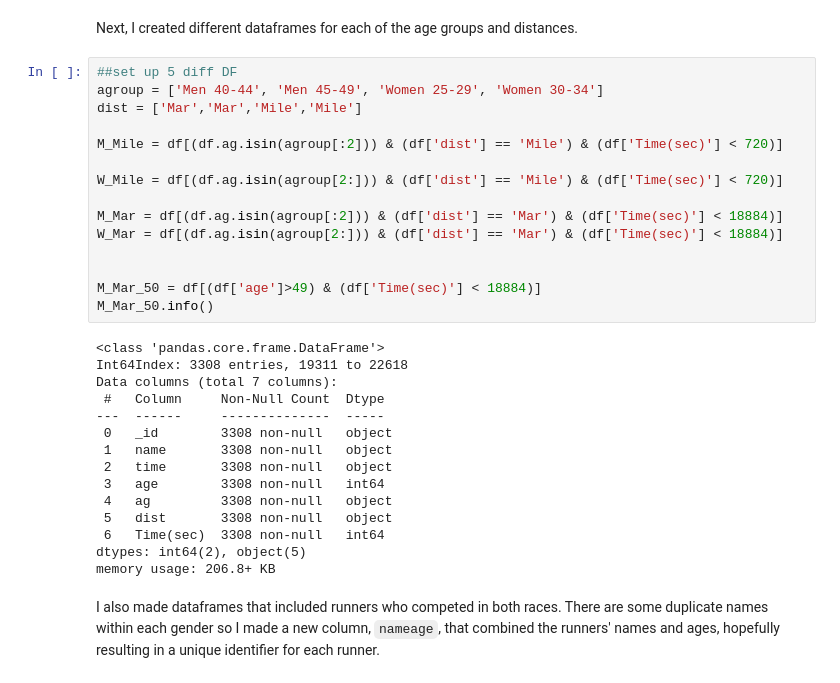
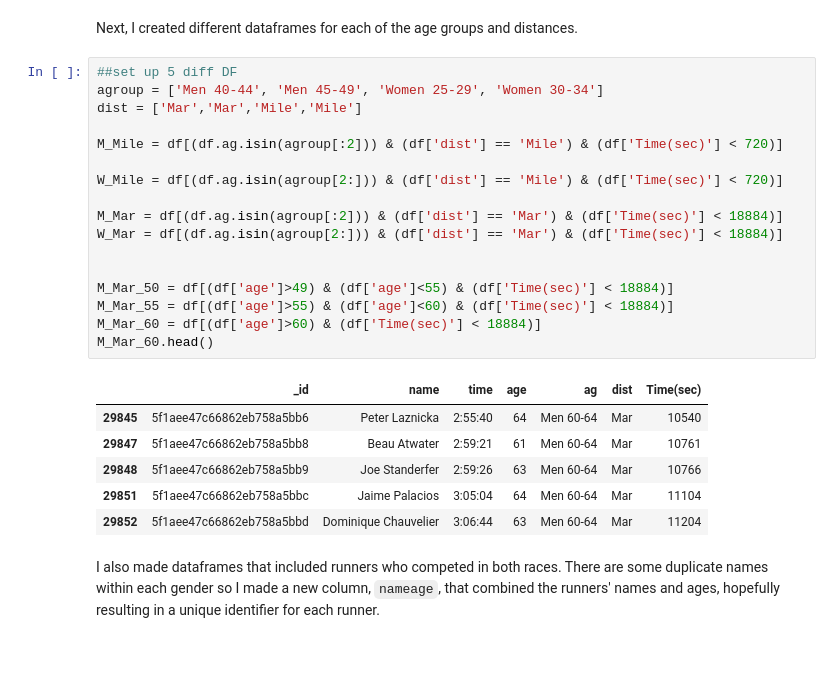
Before and after one commit to annewbarry/running_rivalries, a Jupyter notebook: Real_data_stats-Copy1.ipynb, the cells around one changed output. Cells and saved outputs as stored; diff of their text form; blank space fills up the shorter version.

```diff
--- a/Real_data_stats-Copy1.ipynb
+++ b/Real_data_stats-Copy1.ipynb
@@ -76,33 +76,27 @@ Next, I created different dataframes for each of the age groups and distances.
 # %%
 ##set up 5 diff DF
 agroup = ['Men 40-44', 'Men 45-49', 'Women 25-29', 'Women 30-34']
 dist = ['Mar','Mar','Mile','Mile']
 
 M_Mile = df[(df.ag.isin(agroup[:2])) & (df['dist'] == 'Mile') & (df['Time(sec)'] < 720)]
 
 W_Mile = df[(df.ag.isin(agroup[2:])) & (df['dist'] == 'Mile') & (df['Time(sec)'] < 720)]
 
 M_Mar = df[(df.ag.isin(agroup[:2])) & (df['dist'] == 'Mar') & (df['Time(sec)'] < 18884)]
 W_Mar = df[(df.ag.isin(agroup[2:])) & (df['dist'] == 'Mar') & (df['Time(sec)'] < 18884)]
 
 
-M_Mar_50 = df[(df['age']>49) & (df['Time(sec)'] < 18884)]
-M_Mar_50.info()
+M_Mar_50 = df[(df['age']>49) & (df['age']<55) & (df['Time(sec)'] < 18884)]
+M_Mar_55 = df[(df['age']>55) & (df['age']<60) & (df['Time(sec)'] < 18884)]
+M_Mar_60 = df[(df['age']>60) & (df['Time(sec)'] < 18884)]
+M_Mar_60.head()
 # %% [output]
-<class 'pandas.core.frame.DataFrame'>
-Int64Index: 3308 entries, 19311 to 22618
-Data columns (total 7 columns):
- #   Column     Non-Null Count  Dtype
----  ------     --------------  -----
- 0   _id        3308 non-null   object
- 1   name       3308 non-null   object
- 2   time       3308 non-null   object
- 3   age        3308 non-null   int64
- 4   ag         3308 non-null   object
- 5   dist       3308 non-null   object
- 6   Time(sec)  3308 non-null   int64
-dtypes: int64(2), object(5)
-memory usage: 206.8+ KB
+|  | _id | name | time | age | ag | dist | Time(sec) |
+| 29845 | 5f1aee47c66862eb758a5bb6 | Peter Laznicka | 2:55:40 | 64 | Men 60-64 | Mar | 10540 |
+| 29847 | 5f1aee47c66862eb758a5bb8 | Beau Atwater | 2:59:21 | 61 | Men 60-64 | Mar | 10761 |
+| 29848 | 5f1aee47c66862eb758a5bb9 | Joe Standerfer | 2:59:26 | 63 | Men 60-64 | Mar | 10766 |
+| 29851 | 5f1aee47c66862eb758a5bbc | Jaime Palacios | 3:05:04 | 64 | Men 60-64 | Mar | 11104 |
+| 29852 | 5f1aee47c66862eb758a5bbd | Dominique Chauvelier | 3:06:44 | 63 | Men 60-64 | Mar | 11204 |
 # %% [markdown]
 I also made dataframes that included runners who competed in both races. There are some duplicate names within each gender so I made a new column, `nameage`, that combined the runners' names and ages, hopefully resulting in a unique identifier for each runner.
 # %%
```
Also changed, not shown: parts of 20 cells of this notebook, 1 other file.
